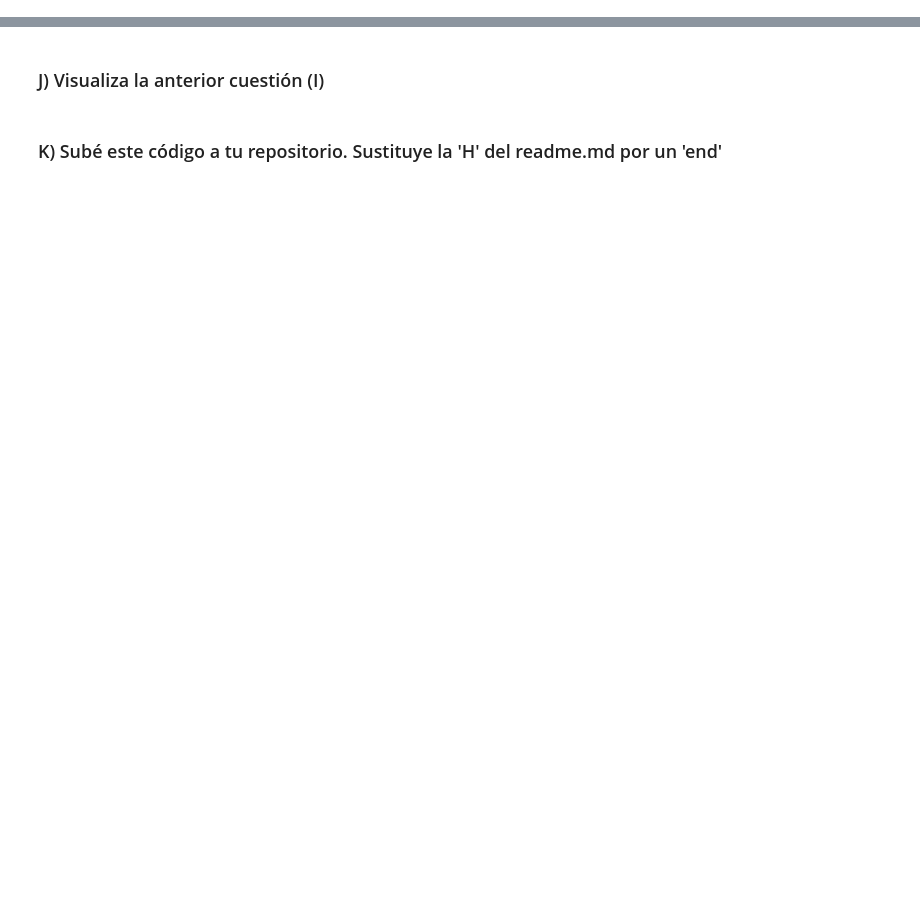
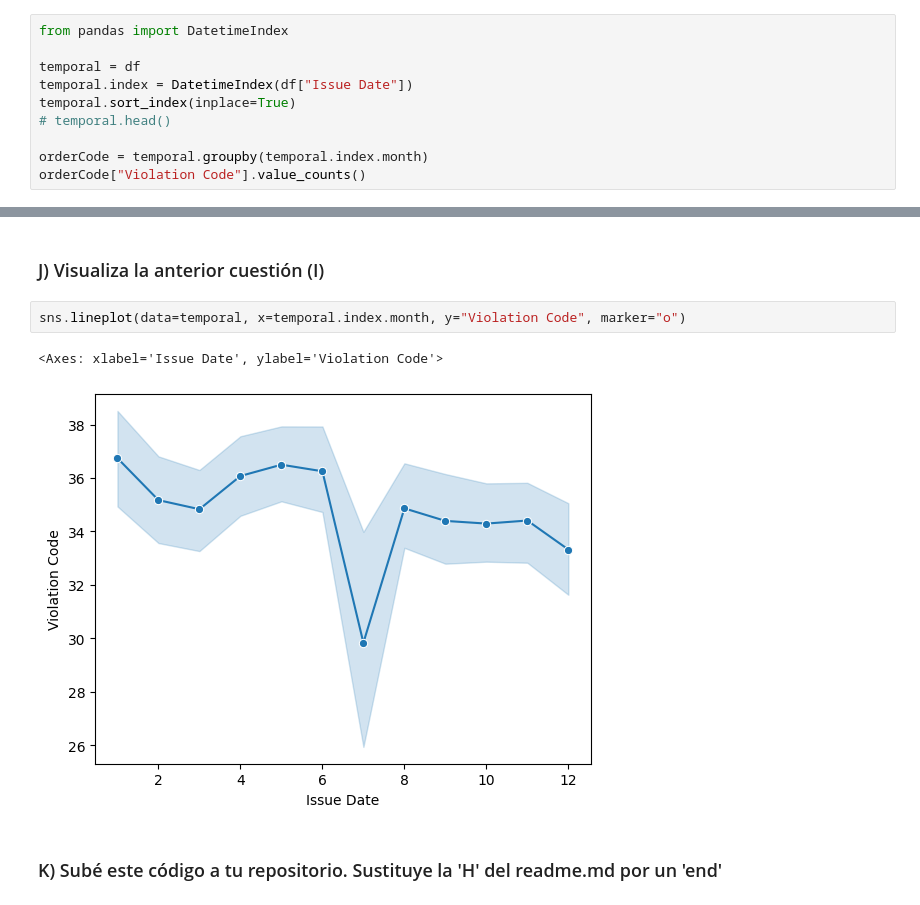
Before and after one commit to Daniel-theDeveloper/Proyecto_2, a Jupyter notebook: ProyectoPandas_Github.ipynb, the cells around one changed output, grey strips where cells are left out. Saved outputs shown, nothing was run; the diff lists cells and outputs as text; blank space fills up the shorter version.

```diff
--- a/ProyectoPandas_Github.ipynb
+++ b/ProyectoPandas_Github.ipynb
@@ -115,3 +110,13 @@ plt.show()
 ### H) Subé este código a tu repositorio. Incluye un documento Readme.md Indicando tan solo: "H"
 # %% [markdown]
 ### I) Convierte la serie `Issue Date` en una serie temporal y contabiliza las multas por `Violation Code[] y més del Issue Date.
+# %%
+from pandas import DatetimeIndex
+
+temporal = df
+temporal.index = DatetimeIndex(df["Issue Date"])
+temporal.sort_index(inplace=True)
+# temporal.head()
+
+orderCode = temporal.groupby(temporal.index.month)
+orderCode["Violation Code"].value_counts()
@@ -118,4 +137,9 @@ plt.show()
 # %% [markdown]
 ### J) Visualiza la anterior cuestión (I)
+# %%
+sns.lineplot(data=temporal, x=temporal.index.month, y="Violation Code", marker="o")
+# %% [output]
+<Axes: xlabel='Issue Date', ylabel='Violation Code'>
+[figure, added]
 # %% [markdown]
 ### K) Subé este código a tu repositorio. Sustituye la 'H' del readme.md por un 'end'
```
Also changed, not shown: parts of 3 cells of this notebook, 1 other file.
